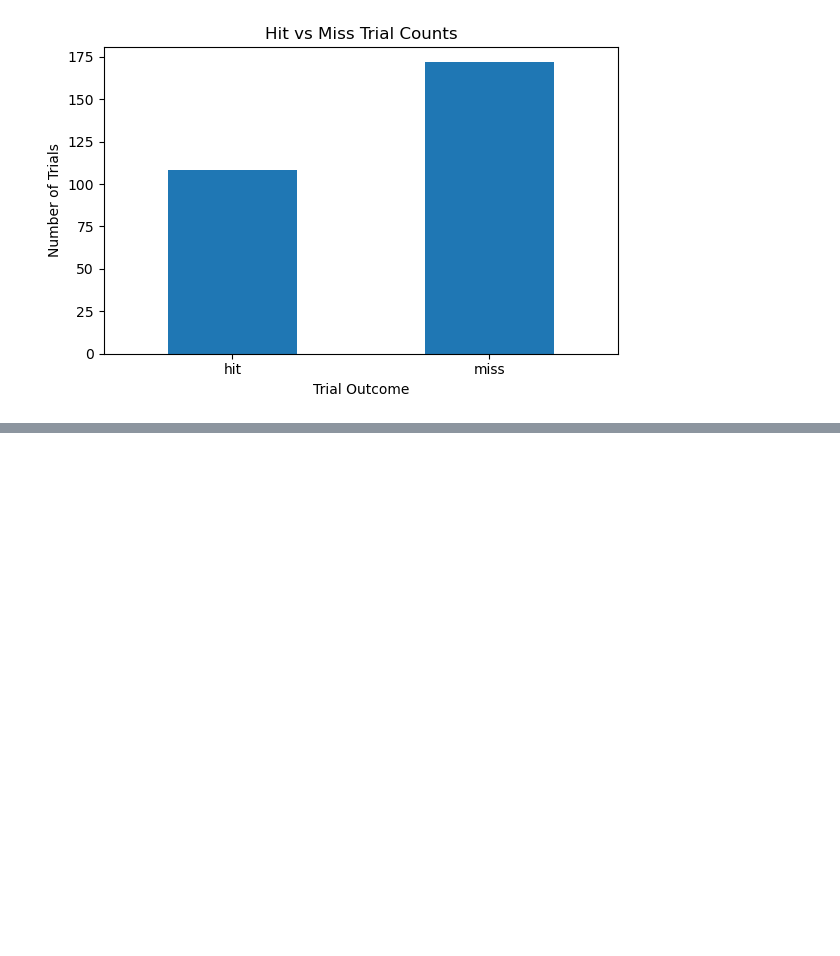
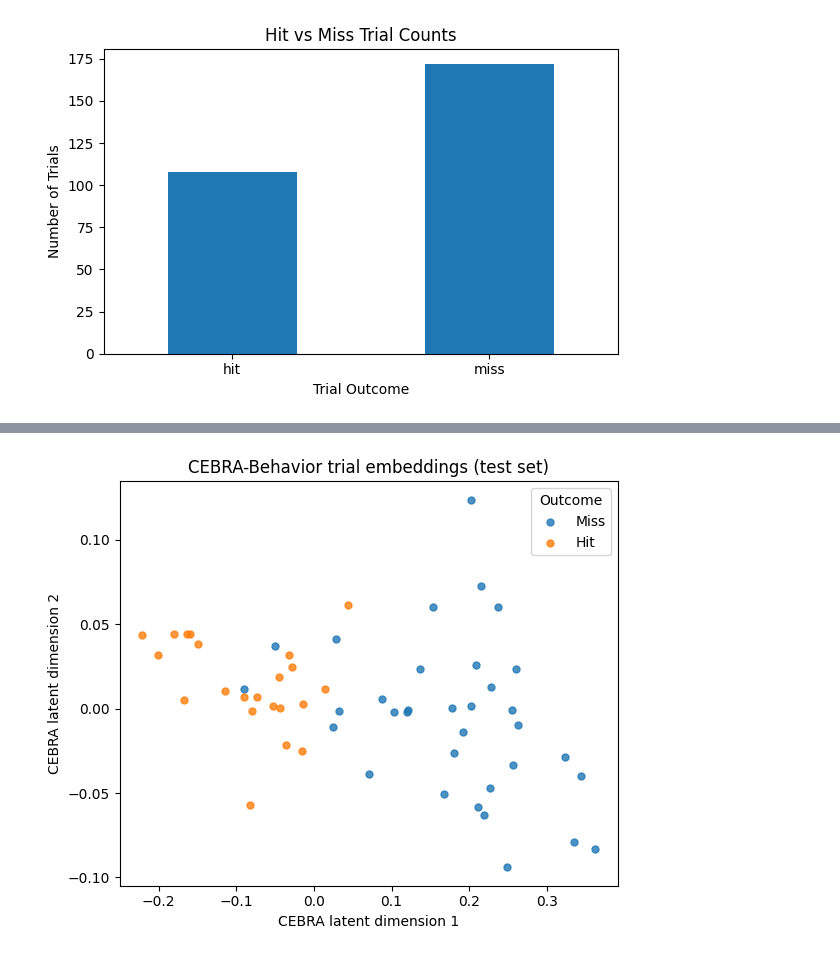
Before and after one commit to adrianylee/BIPN-162-Final-Project, a Jupyter notebook: datawranglingfinal.ipynb, the cells around one changed output, grey strips where cells are left out. Saved outputs shown, nothing was run; the diff lists cells and outputs as text; code cells hidden in the pictures; blank space fills up the shorter version.

Commit message:
cebra update

```diff
--- a/datawranglingfinal.ipynb
+++ b/datawranglingfinal.ipynb
@@ -219,0 +383,20 @@ c
+# %%
+outer = StratifiedShuffleSplit(n_splits=1, test_size=0.20, random_state=0)
+trainval_idx, test_idx = next(outer.split(np.zeros(len(y_trials)), y_trials))
+
+X_trainval_trials = X_trials[trainval_idx]
+X_test_trials = X_trials[test_idx]
+y_trainval = y_trials[trainval_idx]
+y_test = y_trials[test_idx]
+
+inner = StratifiedShuffleSplit(n_splits=1, test_size=0.25, random_state=0)  # 0.25 of 0.8 = 0.2 total
+train_idx_rel, val_idx_rel = next(inner.split(np.zeros(len(y_trainval)), y_trainval))
+
+X_train_trials = X_trainval_trials[train_idx_rel]
+X_val_trials = X_trainval_trials[val_idx_rel]
+y_train = y_trainval[train_idx_rel]
+y_val = y_trainval[val_idx_rel]
+
+print("Train trials:", len(y_train))
+print("Val trials:", len(y_val))
+print("Test trials:", len(y_test))
@@ -219,0 +553,28 @@ c
+# %%
+hit_idx = y_test == 1
+miss_idx = y_test == 0
+
+plt.figure(figsize=(6, 5))
+plt.scatter(
+    Z_test_beh_trial[miss_idx, 0],
+    Z_test_beh_trial[miss_idx, 1],
+    s=25,
+    alpha=0.8,
+    label="Miss"
+)
+plt.scatter(
+    Z_test_beh_trial[hit_idx, 0],
+    Z_test_beh_trial[hit_idx, 1],
+    s=25,
+    alpha=0.8,
+    label="Hit"
+)
+
+plt.title("CEBRA-Behavior trial embeddings (test set)")
+plt.xlabel("CEBRA latent dimension 1")
+plt.ylabel("CEBRA latent dimension 2")
+plt.legend(title="Outcome")
+plt.tight_layout()
+plt.show()
+# %% [output]
+[figure, added]
```
Also changed, not shown: parts of 33 cells of this notebook, 1 other file.
